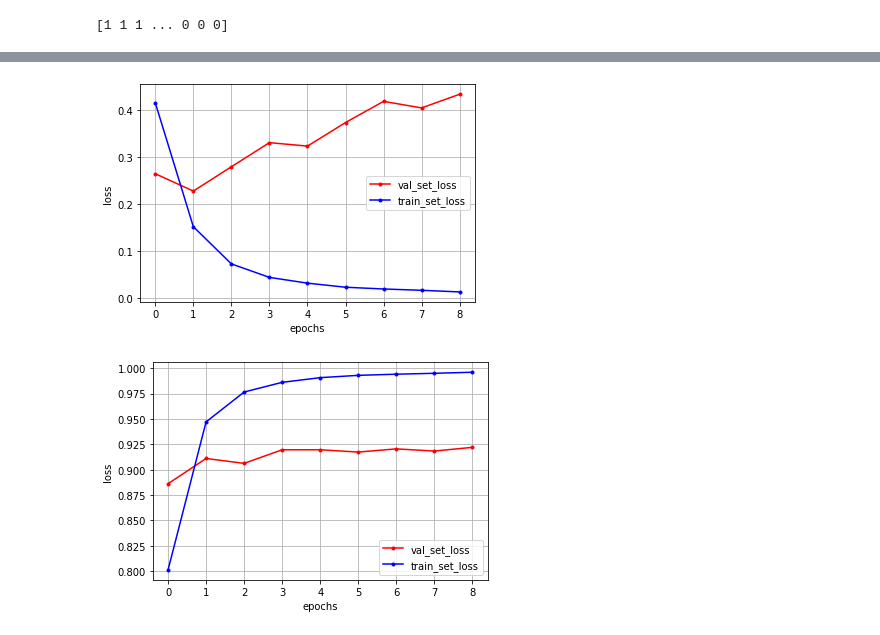
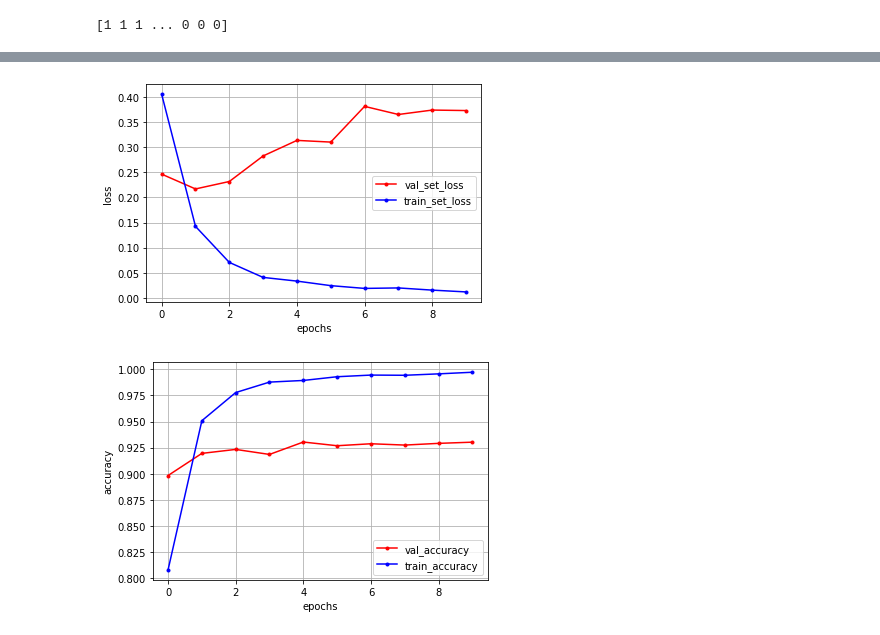
Before and after one commit to ckoh04/profanity_detector, a Jupyter notebook: profanity_detection_model.ipynb, the cells around one changed output, grey strips where cells are left out. Drawn from its saved outputs; the diff is of its cells as text; code cells hidden in the pictures.

```diff
--- a/profanity_detection_model.ipynb
+++ b/profanity_detection_model.ipynb
@@ -157,4 +152,4 @@ with K.tf_ops.device('device:GPU:0'):
     model_path = model_dir + "profanity_LSTM"
 
     checkpoint = ModelCheckpoint(filepath=model_path, monitor='val_loss', verbose=1, save_best_only=True)
-    early_stopping = EarlyStopping(monitor='val_loss', patience=7)
+    early_stopping = EarlyStopping(monitor='val_loss', patience=10)
@@ -230,22 +218,22 @@ plt.ylabel('loss')
 plt.grid()
 plt.show()
 # %% [output]
-[figure, old version]
+[figure, new version]
 # %%
 y_vloss = hist.history['val_accuracy']
 y_loss = hist.history['accuracy']
 
 x_len = np.arange(len(y_loss))
 
-plt.plot(x_len, y_vloss, marker='.', c='red', label='val_set_loss')
-plt.plot(x_len, y_loss, marker='.', c='blue', label='train_set_loss')
+plt.plot(x_len, y_vloss, marker='.', c='red', label='val_accuracy')
+plt.plot(x_len, y_loss, marker='.', c='blue', label='train_accuracy')
 plt.legend()
 plt.xlabel('epochs')
-plt.ylabel('loss')
+plt.ylabel('accuracy')
 plt.grid()
 plt.show()
 # %% [output]
-[figure, old version]
+[figure, new version]
 # %%
 new_model = tf.keras.models.load_model("saved_model/profanity_LSTM")
 new_model.summary()
```
Also changed, not shown: parts of 15 cells of this notebook.
